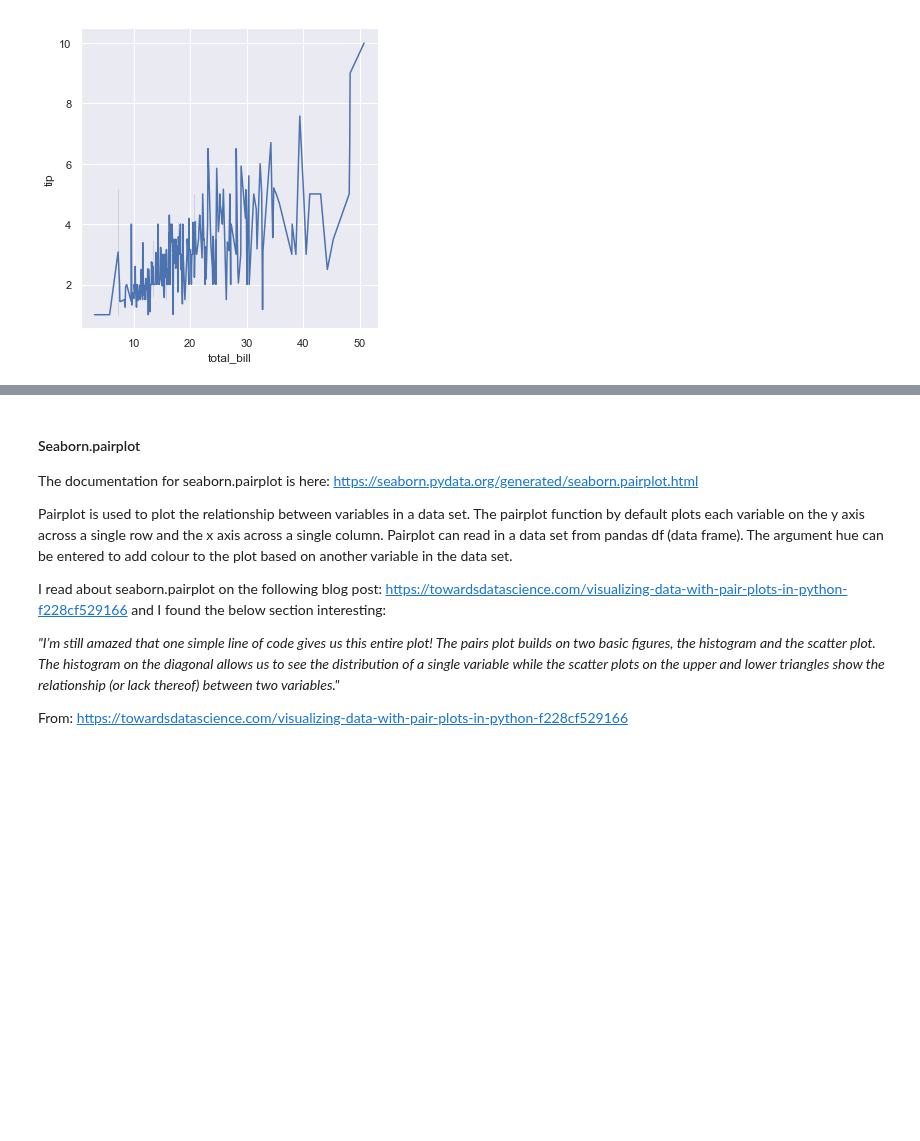
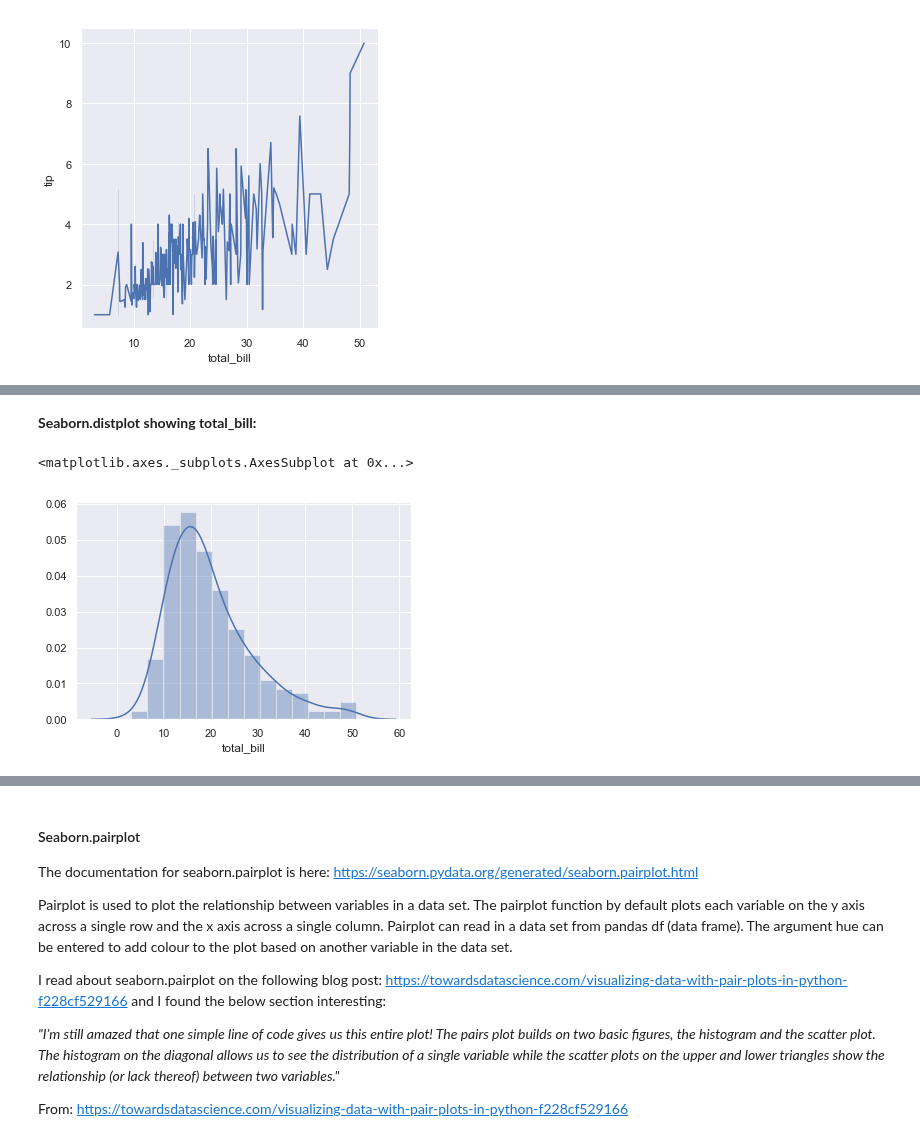
Before and after one commit to johndunne2019/Fundamentals-of-Data-Analysis-Project-2019, a Jupyter notebook: Tips-Dataset.ipynb, the cells around one changed output, grey strips where cells are left out. Drawn from its saved outputs; the diff is of its cells as text; code cells hidden in the pictures; blank space fills up the shorter version.

Commit message:
seaborn.distplot

```diff
--- a/Tips-Dataset.ipynb
+++ b/Tips-Dataset.ipynb
@@ -440,0 +450,10 @@ sns.relplot(x="total_bill", y="tip", kind="line", data=tips);
+# %% [markdown]
+**Seaborn.distplot showing total_bill:**
+# %%
+tips = sns.load_dataset("tips")
+# dataset loaded
+sns.distplot(tips['total_bill'])
+# seaborn.distplot to plot total_bill
+# %% [output]
+<matplotlib.axes._subplots.AxesSubplot at 0x...>
+[figure, added]
```
Also changed, not shown: parts of 9 cells of this notebook.
